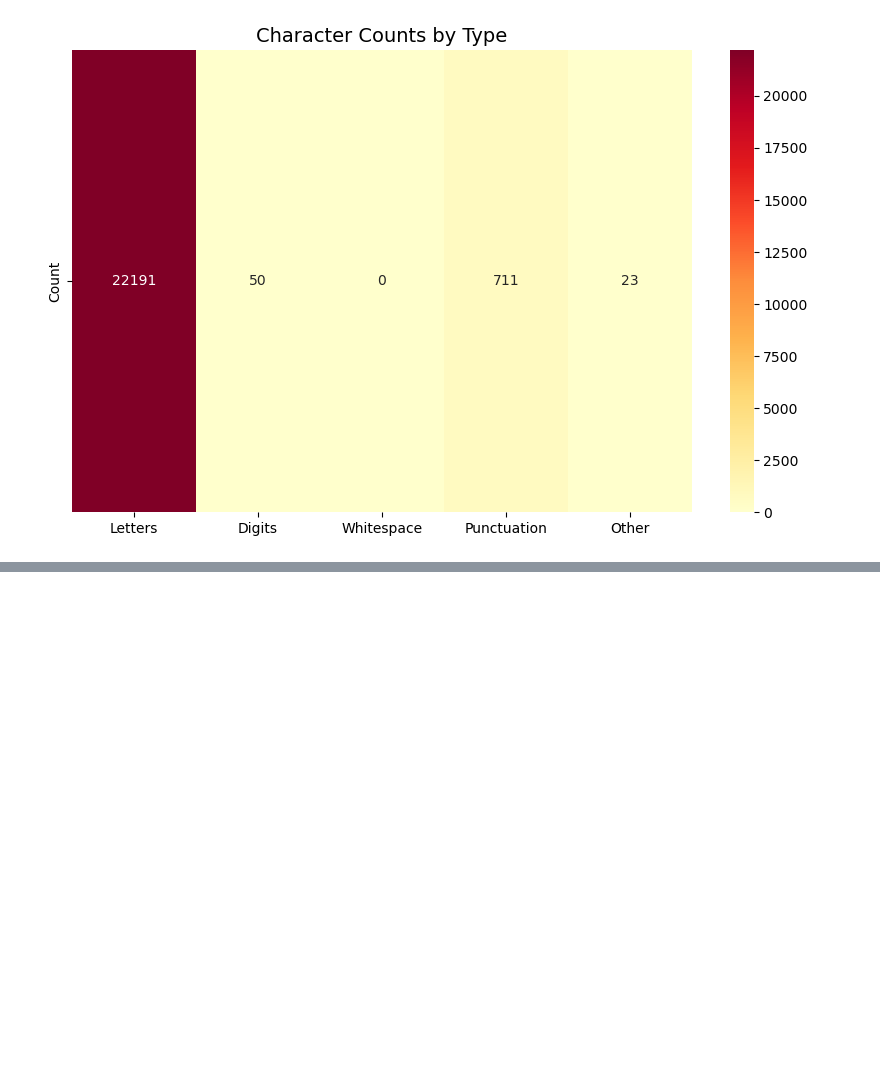
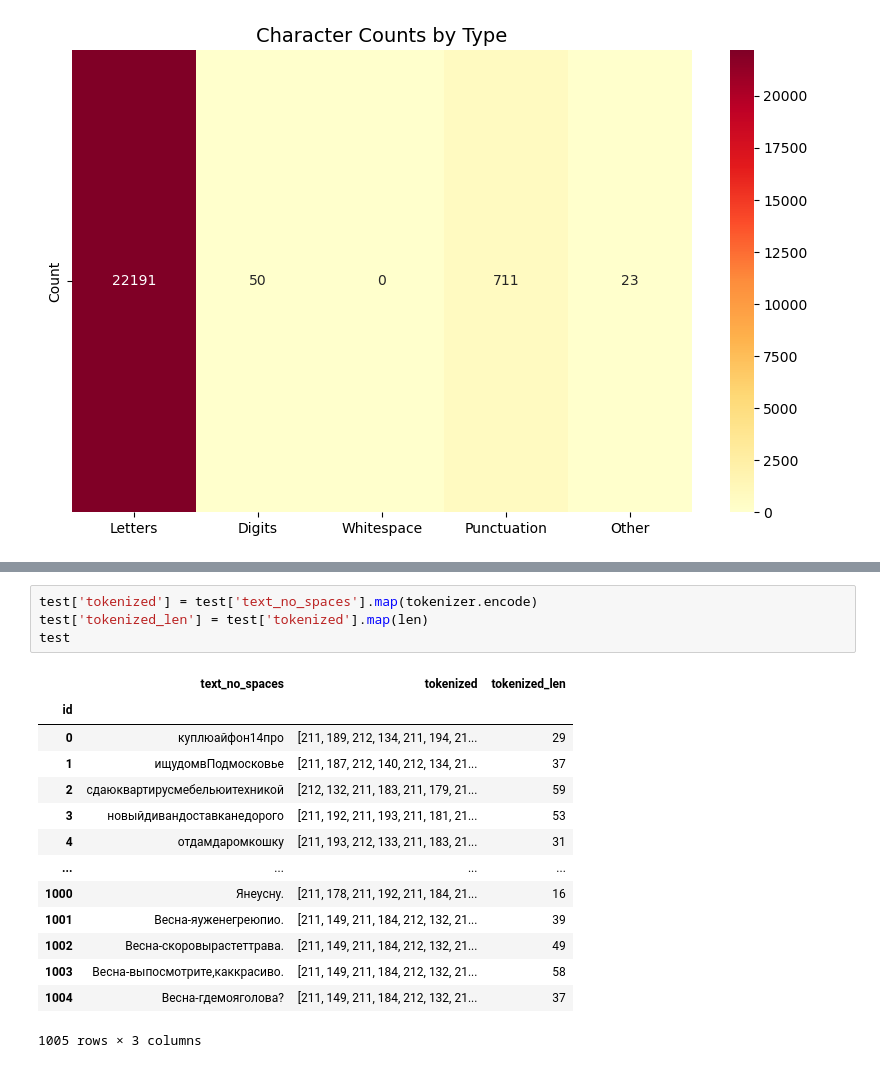
Before and after one commit to RuslanZaripov/avito-ds-internship-task, a Jupyter notebook: notebooks/analyze_data.ipynb, the cells around one changed output, grey strips where cells are left out. Cells and saved outputs as stored; diff of their text form; blank space fills up the shorter version.

```diff
--- a/notebooks/analyze_data.ipynb
+++ b/notebooks/analyze_data.ipynb
@@ -223,0 +240,19 @@ Other category stat:
+# %%
+test['tokenized'] = test['text_no_spaces'].map(tokenizer.encode)
+test['tokenized_len'] = test['tokenized'].map(len)
+test
+# %% [output]
+|  | text_no_spaces | tokenized | tokenized_len |
+| id |  |  |  |
+| 0 | куплюайфон14про | [211, 189, 212, 134, 211, 194, 21... | 29 |
+| 1 | ищудомвПодмосковье | [211, 187, 212, 140, 212, 134, 21... | 37 |
+| 2 | сдаюквартирусмебельюитехникой | [212, 132, 211, 183, 211, 179, 21... | 59 |
+| 3 | новыйдивандоставканедорого | [211, 192, 211, 193, 211, 181, 21... | 53 |
+| 4 | отдамдаромкошку | [211, 193, 212, 133, 211, 183, 21... | 31 |
+| ... | ... | ... | ... |
+| 1000 | Янеусну. | [211, 178, 211, 192, 211, 184, 21... | 16 |
+| 1001 | Весна-яуженегреюпио. | [211, 149, 211, 184, 212, 132, 21... | 39 |
+| 1002 | Весна-скоровырастеттрава. | [211, 149, 211, 184, 212, 132, 21... | 49 |
+| 1003 | Весна-выпосмотрите,каккрасиво. | [211, 149, 211, 184, 212, 132, 21... | 58 |
+| 1004 | Весна-гдемояголова? | [211, 149, 211, 184, 212, 132, 21... | 37 |
+1005 rows × 3 columns
```
Also changed, not shown: parts of 7 cells of this notebook, 5 other files.
